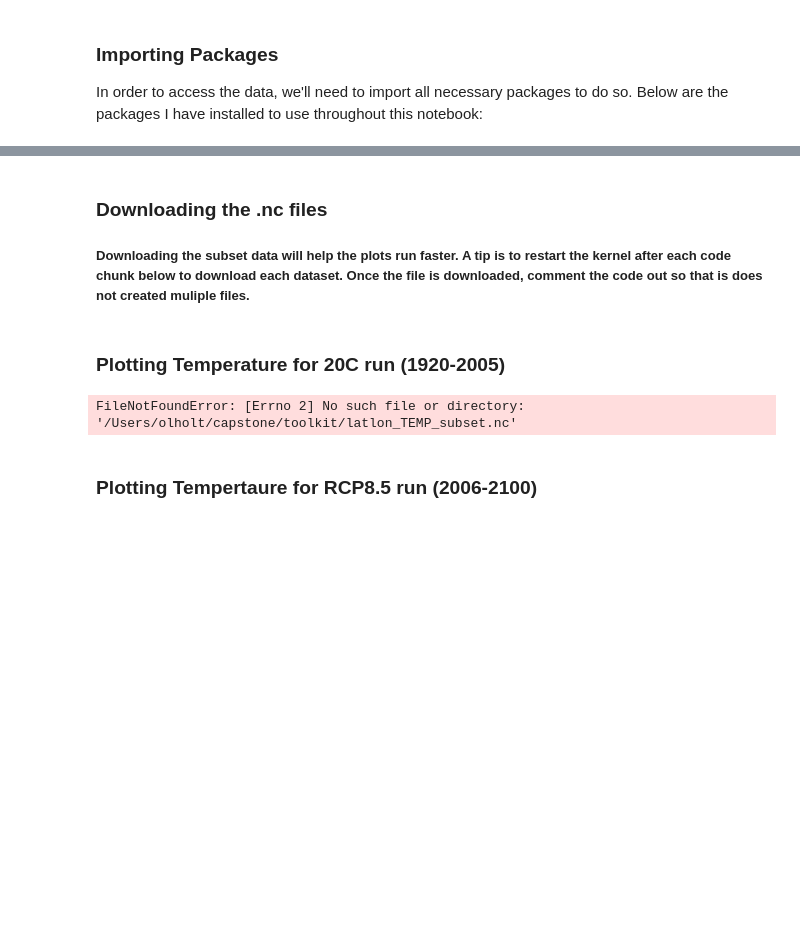
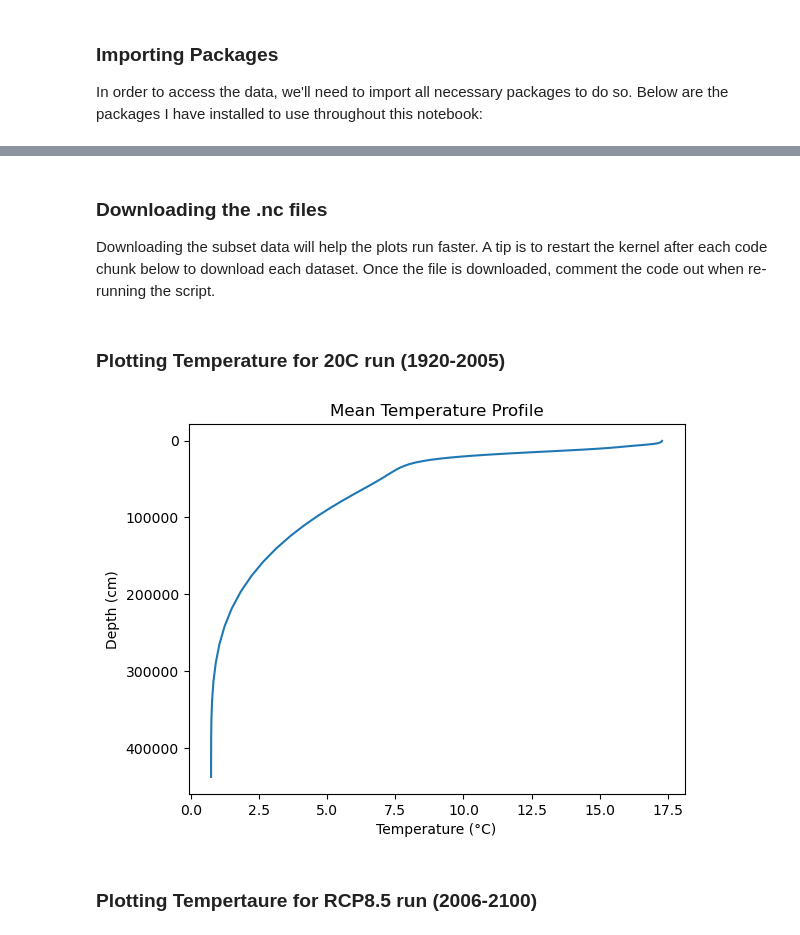
Before and after one commit to Channelislanders/toolkit, a Jupyter notebook: Vertical_profile.ipynb, the cells around one changed output, grey strips where cells are left out. Drawn from its saved outputs; the diff is of its cells as text; code cells hidden in the pictures; blank space fills up the shorter version.

Commit message:
specified plots complete

```diff
--- a/Vertical_profile.ipynb
+++ b/Vertical_profile.ipynb
@@ -162,7 +162,7 @@ ds_20C_O2 = dsets["O2"]["ocn.20C.monthly"]
 ds_RCP85_O2 = dsets["O2"]["ocn.RCP85.monthly"]
 # %% [markdown]
 ### Downloading the .nc files
-##### Downloading the subset data will help the plots run faster. A tip is to restart the kernel after each code chunk below to download each dataset. Once the file is downloaded, comment the code out so that is does not created muliple files.
+Downloading the subset data will help the plots run faster. A tip is to restart the kernel after each code chunk below to download each dataset. Once the file is downloaded, comment the code out when re-running the script.
 # %%
 #For Temperature in the 20C run
 #latlon_subset = ds_20C_TEMP.isel(nlat = 280, nlon = 240)
@@ -177,29 +177,29 @@ ds_RCP85_O2 = dsets["O2"]["ocn.RCP85.monthly"]
 ### Plotting Temperature for 20C run (1920-2005)
 # %%
 #load in the netcdf file created above
-latlon_TEMP_final = xr.open_dataset("latlon_TEMP_subset.nc")
+latlon_TEMP_final = xr.open_dataset("data/latlon_TEMP_subset.nc")
 
 # Initialize an empty list to store mean values for each member_id
 TEMP_means_list = []
 
 # Loop through each member_id and calculate the mean
 for member in ds_20C_TEMP.member_id:
     member_mean = latlon_TEMP_final.sel(member_id=member).TEMP.mean("time")
     TEMP_means_list.append(member_mean)
 
 # Convert the list to an xarray DataArray (assuming member IDs are a coordinate)
 TEMP_means = xr.concat(TEMP_means_list, dim='member_id').mean('member_id')
 
 # Plot the dissolved oxygen with inverted y-axis
 plt.figure()
 TEMP_means.plot(y='z_t')
 plt.gca().invert_yaxis()
-plt.xlabel('Temperature (Degrees Celsius)')
+plt.xlabel('Temperature (°C)')
 plt.ylabel('Depth (cm)')
 plt.title('Mean Temperature Profile')
 plt.show()
 # %% [output]
-FileNotFoundError: [Errno 2] No such file or directory: '/Users/olholt/capstone/toolkit/latlon_TEMP_subset.nc'
+[figure, added]
 # %% [markdown]
 ### Plotting Tempertaure for RCP8.5 run (2006-2100)
 # %%
```
Also changed, not shown: parts of 2 cells of this notebook.
